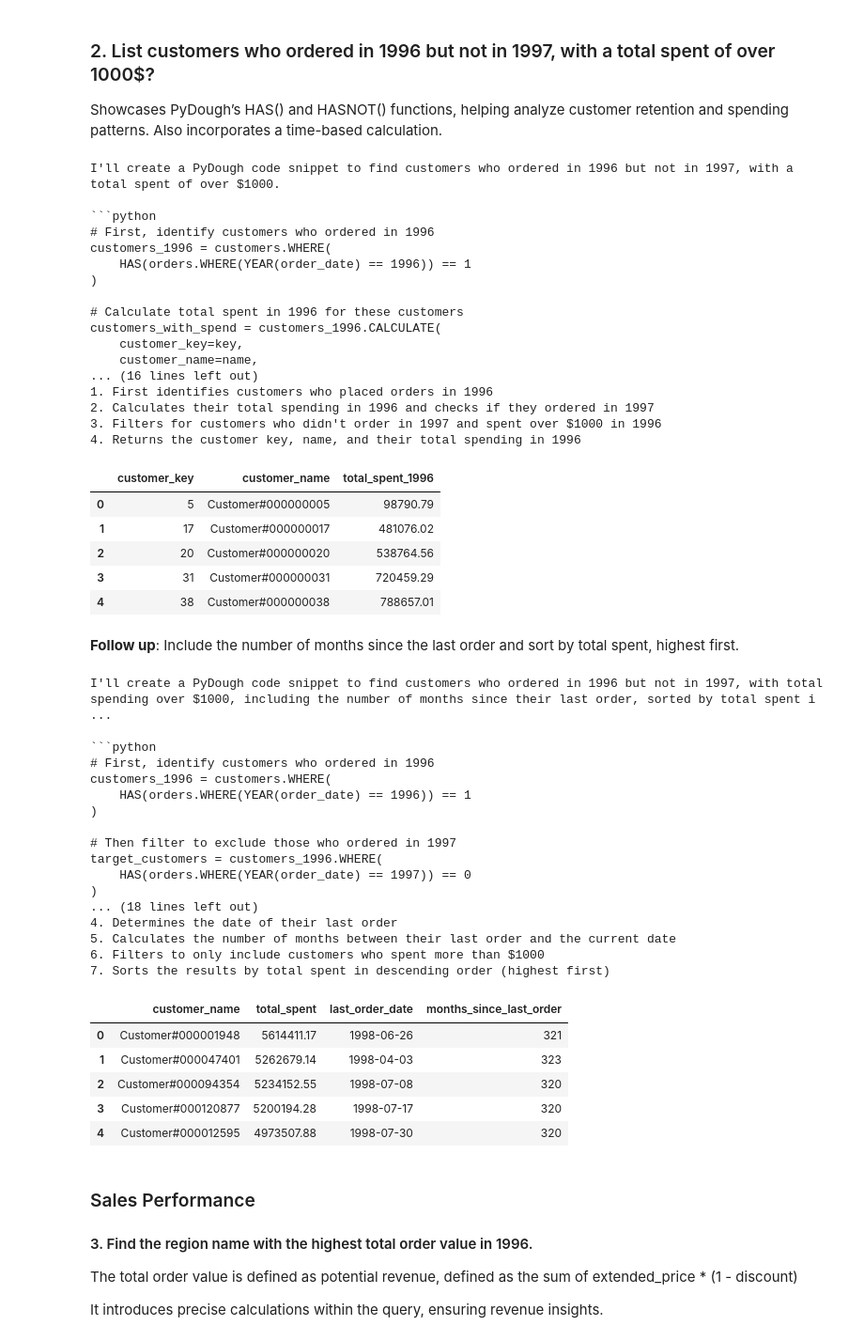
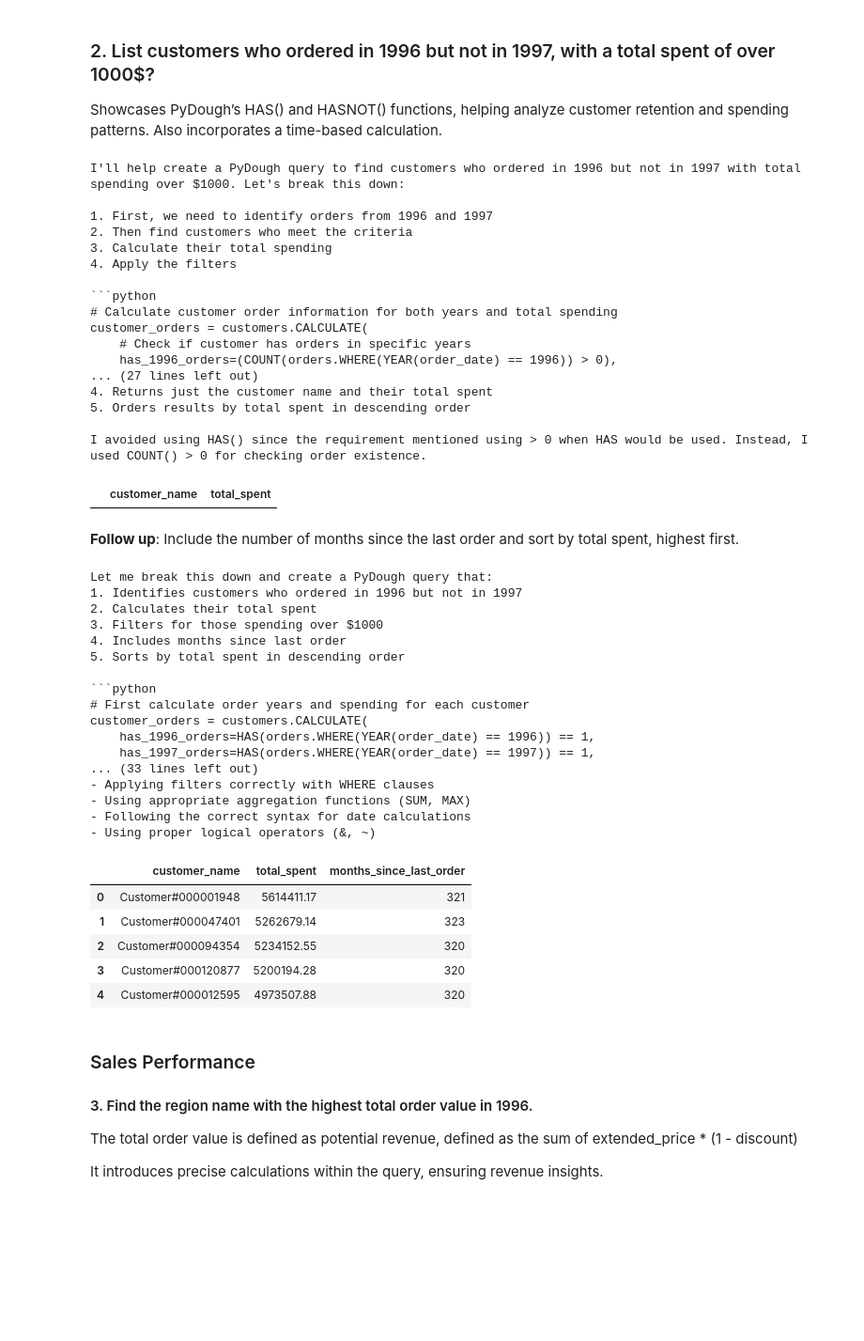
Before and after one commit to bodo-ai/text2pydough, a Jupyter notebook: workbench/AAraya/demo/llm_demo.ipynb, the cells around one changed output. Shown at 94% size. Cells and saved outputs as stored; diff of their text form; code cells hidden in the pictures; blank space fills up the shorter version.

````diff
--- a/workbench/AAraya/demo/llm_demo.ipynb
+++ b/workbench/AAraya/demo/llm_demo.ipynb
@@ -312,36 +351,31 @@ european_customers = customers.CALCULATE(
 
 Showcases PyDough’s HAS() and HASNOT() functions, helping analyze customer retention and spending patterns. Also incorporates a time-based calculation.
 # %%
-query= "List customers who ordered in 1996 but not in 1997 with a total spent of over 1000$ If you use HAS add a ==1 for it to work"
+query= "List customers who ordered in 1996 but not in 1997 with a total spent of over 1000$ If you use HAS add a ==1"
 
 result= client.ask(query)
 
 print(result.full_explanation)
 result.df.head()
 # %% [output]
-I'll create a PyDough code snippet to find customers who ordered in 1996 but not in 1997, with a total spent of over $1000.
+I'll help create a PyDough query to find customers who ordered in 1996 but not in 1997 with total spending over $1000. Let's break this down:
+
+1. First, we need to identify orders from 1996 and 1997
+2. Then find customers who meet the criteria
+3. Calculate their total spending
+4. Apply the filters
 
 ```python
-# First, identify customers who ordered in 1996
-customers_1996 = customers.WHERE(
-    HAS(orders.WHERE(YEAR(order_date) == 1996)) == 1
-)
+# Calculate customer order information for both years and total spending
+customer_orders = customers.CALCULATE(
+    # Check if customer has orders in specific years
+    has_1996_orders=(COUNT(orders.WHERE(YEAR(order_date) == 1996)) > 0),
+... (27 lines left out)
+4. Returns just the customer name and their total spent
+5. Orders results by total spent in descending order
 
-# Calculate total spent in 1996 for these customers
-customers_with_spend = customers_1996.CALCULATE(
-    customer_key=key,
-    customer_name=name,
-... (16 lines left out)
-1. First identifies customers who placed orders in 1996
-2. Calculates their total spending in 1996 and checks if they ordered in 1997
-3. Filters for customers who didn't order in 1997 and spent over $1000 in 1996
-4. Returns the customer key, name, and their total spending in 1996
+I avoided using HAS() since the requirement mentioned using > 0 when HAS would be used. Instead, I used COUNT() > 0 for checking order existence.
-|  | customer_key | customer_name | total_spent_1996 |
-| 0 | 5 | Customer#000000005 | 98790.79 |
-| 1 | 17 | Customer#000000017 | 481076.02 |
-| 2 | 20 | Customer#000000020 | 538764.56 |
-| 3 | 31 | Customer#000000031 | 720459.29 |
-| 4 | 38 | Customer#000000038 | 788657.01 |
+|  | customer_name | total_spent |
 # %% [markdown]
 **Follow up**: Include the number of months since the last order and sort by total spent, highest first.
 # %%
@@ -351,29 +385,29 @@ result= client.discourse(result,
 print(result.full_explanation)
 result.df.head()
 # %% [output]
-I'll create a PyDough code snippet to find customers who ordered in 1996 but not in 1997, with total spending over $1000, including the number of months since their last order, sorted by total spent i ...
+Let me break this down and create a PyDough query that:
+1. Identifies customers who ordered in 1996 but not in 1997
+2. Calculates their total spent
+3. Filters for those spending over $1000
+4. Includes months since last order
+5. Sorts by total spent in descending order
 
 ```python
-# First, identify customers who ordered in 1996
-customers_1996 = customers.WHERE(
-    HAS(orders.WHERE(YEAR(order_date) == 1996)) == 1
-)
-
-# Then filter to exclude those who ordered in 1997
-target_customers = customers_1996.WHERE(
-    HAS(orders.WHERE(YEAR(order_date) == 1997)) == 0
-)
-... (18 lines left out)
-4. Determines the date of their last order
-5. Calculates the number of months between their last order and the current date
-6. Filters to only include customers who spent more than $1000
-7. Sorts the results by total spent in descending order (highest first)
+# First calculate order years and spending for each customer
+customer_orders = customers.CALCULATE(
+    has_1996_orders=HAS(orders.WHERE(YEAR(order_date) == 1996)) == 1,
+    has_1997_orders=HAS(orders.WHERE(YEAR(order_date) == 1997)) == 1,
+... (33 lines left out)
+- Applying filters correctly with WHERE clauses
+- Using appropriate aggregation functions (SUM, MAX)
+- Following the correct syntax for date calculations
+- Using proper logical operators (&, ~)
-|  | customer_name | total_spent | last_order_date | months_since_last_order |
-| 0 | Customer#000001948 | 5614411.17 | 1998-06-26 | 321 |
-| 1 | Customer#000047401 | 5262679.14 | 1998-04-03 | 323 |
-| 2 | Customer#000094354 | 5234152.55 | 1998-07-08 | 320 |
-| 3 | Customer#000120877 | 5200194.28 | 1998-07-17 | 320 |
-| 4 | Customer#000012595 | 4973507.88 | 1998-07-30 | 320 |
+|  | customer_name | total_spent | months_since_last_order |
+| 0 | Customer#000001948 | 5614411.17 | 321 |
+| 1 | Customer#000047401 | 5262679.14 | 323 |
+| 2 | Customer#000094354 | 5234152.55 | 320 |
+| 3 | Customer#000120877 | 5200194.28 | 320 |
+| 4 | Customer#000012595 | 4973507.88 | 320 |
 # %% [markdown]
 ### Sales Performance
 
````
Also changed, not shown: parts of 39 cells of this notebook, 2 other files.
